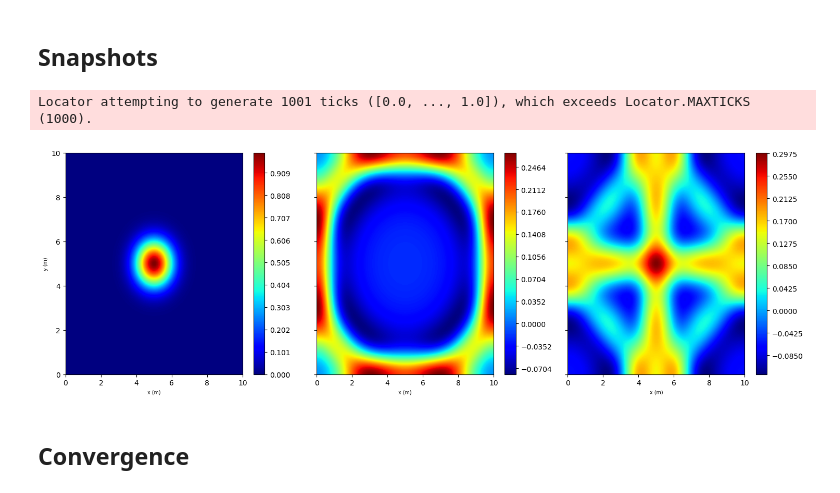
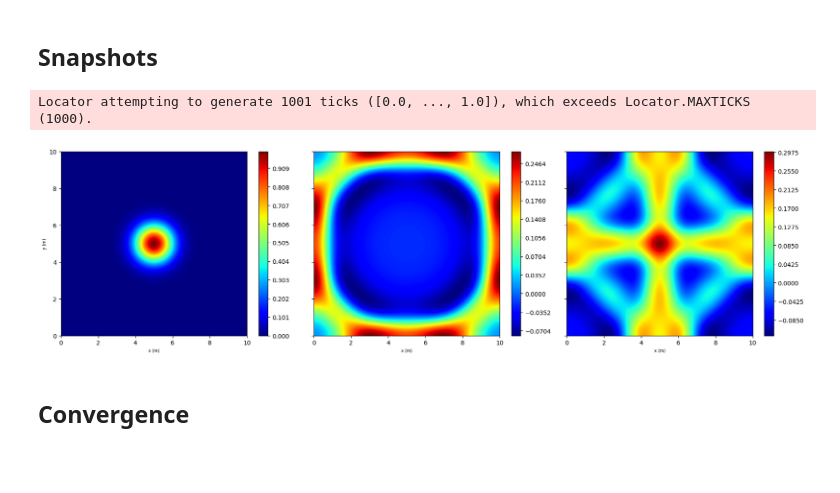
Before and after one commit to kieranricardo/ader-dg-transport, a Jupyter notebook: notebooks/wave-ader-gaussian-stability.ipynb, the cells around one changed output. Saved outputs shown, nothing was run; the diff lists cells and outputs as text; code cells hidden in the pictures; blank space fills up the shorter version.

Commit message:
plotting changes

```diff
--- a/notebooks/wave-ader-gaussian-stability.ipynb
+++ b/notebooks/wave-ader-gaussian-stability.ipynb
@@ -300,6 +302,8 @@ plt.grid()
 [figure]
 # %% [markdown]
 ## Snapshots
+# %%
+cfls = {3:0.707, 4:0.44, 5:0.34, 6:0.24219}
 # %%
 tend = 5
 o = 5
@@ -327,27 +331,27 @@ for _ in range(2):
 
     h_list.append(np.copy(solver.h))
 # %%
-fig, axs = plt.subplots(ncols=3, sharey=True, figsize=(15, 5))
+fig, axs = plt.subplots(ncols=3, sharey=True, figsize=(18, 5))
 
 h_min = min(h.min() for h in h_list)
 h_max = max(h.max() for h in h_list)
 levels = np.linspace(h_min, h_max, 100)
 
 for idx in range(3):
     if idx == 0:
         noise = 1e-12 * np.random.random(h_list[idx].ravel().size)
     else:
         noise = 0
     im = axs[idx].tricontourf(solver.xs[:, :, 0].ravel(), solver.ys[:, :, 0].ravel(), h_list[idx].ravel() + noise, levels=1000, cmap='jet')
     axs[idx].set_xlabel('x (m)', fontsize='x-small')
     plt.colorbar(im, ax=axs[idx])
 
 axs[0].set_ylabel('y (m)', fontsize='x-small')
 plt.tight_layout()
 plt.savefig('wave-snapshots.png')
 # %% [output]
 Locator attempting to generate 1001 ticks ([0.0, ..., 1.0]), which exceeds Locator.MAXTICKS (1000).
-[figure, old version]
+[figure, new version]
 # %% [markdown]
 ## Convergence
 # %%
```
Also changed, not shown: parts of 15 cells of this notebook, 4 other files.
